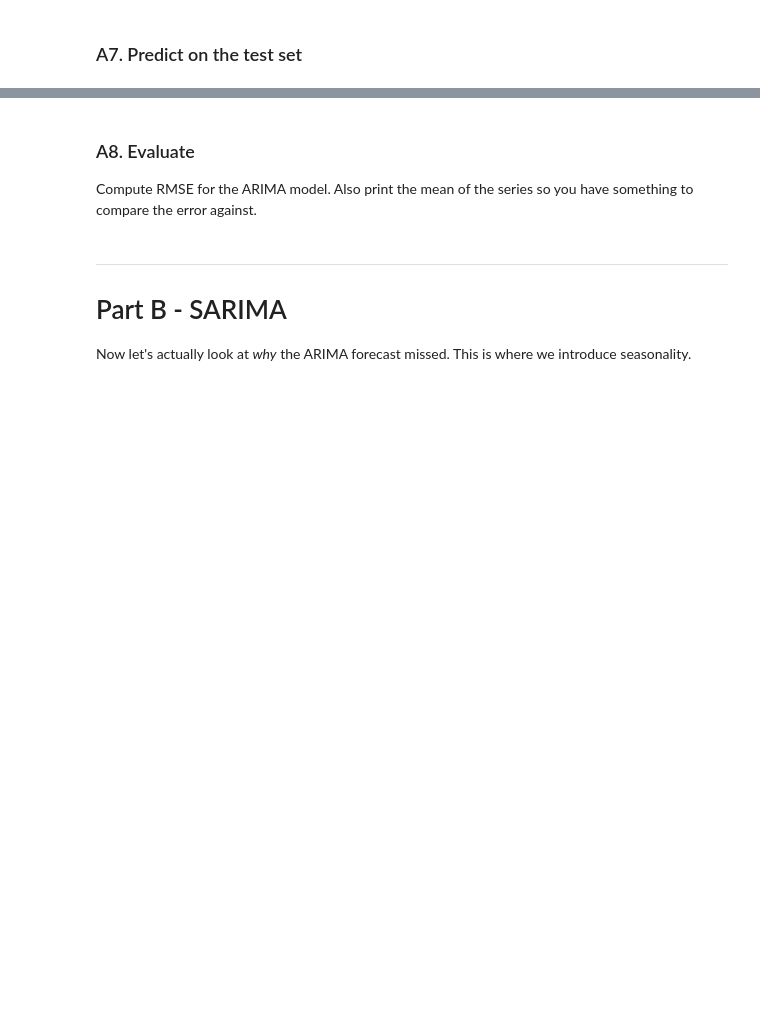
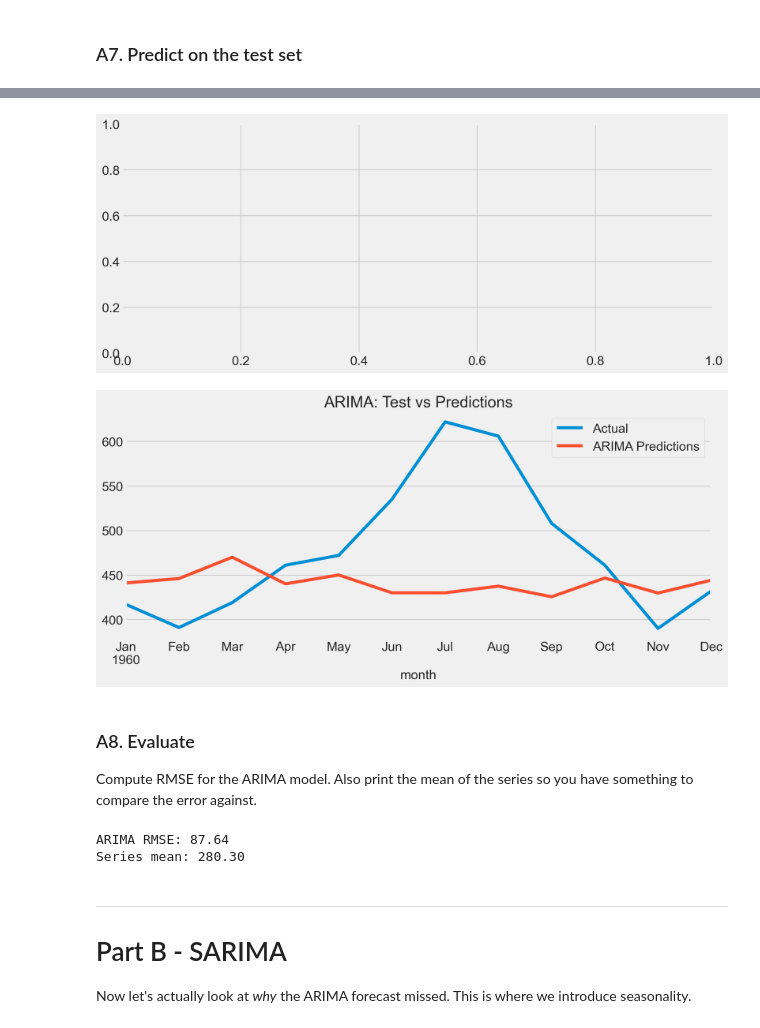
Before and after one commit to Malak-dsb/labs, a Jupyter notebook: Exercise-8.3/ARIMA_SARIMAX_Lab.ipynb, the cells around one changed output, grey strips where cells are left out. Cells and saved outputs as stored; diff of their text form; code cells hidden in the pictures; blank space fills up the shorter version.

```diff
--- a/Exercise-8.3/ARIMA_SARIMAX_Lab.ipynb
+++ b/Exercise-8.3/ARIMA_SARIMAX_Lab.ipynb
@@ -129,3 +192,5 @@ Use `autocorr_plots()` on your *stationary* (differenced) series.
 Now check your manual guess against `auto_arima`. Keep `seasonal=False` as we are not modeling seasonality in Part A.
 # %%
 # Run auto_arima with seasonal=False and print the summary
+stepwise_fit = auto_arima(df['thousands_of_passengers'], seasonal=False, trace=True, suppress_warnings=True)
+print(stepwise_fit.summary())
@@ -135,3 +218,7 @@ Now check your manual guess against `auto_arima`. Keep `seasonal=False` as we ar
 Hold out the last 12 months as your test set.
 # %%
 # Split into df_train (all but last 12 rows) and df_test (last 12 rows)
+df_train = df.iloc[:-12]
+df_test = df.iloc[-12:]
+print(f"Train: {len(df_train)} rows ({df_train.index.min().date()} to {df_train.index.max().date()})")
+print(f"Test:  {len(df_test)} rows ({df_test.index.min().date()} to {df_test.index.max().date()})")
@@ -141,3 +231,7 @@ Hold out the last 12 months as your test set.
 Use the (p,d,q) order from A4.
 # %%
 # Fit ARIMA(p,d,q) on the training set
+order = stepwise_fit.order
+model_arima = ARIMA(df_train['thousands_of_passengers'], order=order)
+arima_fit = model_arima.fit()
+print(arima_fit.summary())
@@ -145,3 +257,9 @@ Use the (p,d,q) order from A4.
 ### A7. Predict on the test set
 # %%
 # Predict over the test period
+start = len(df_train)
+end = len(df_train) + len(df_test) - 1
+arima_pred = arima_fit.predict(start=start, end=end)
+arima_pred.index = df_test.index
+arima_pred.name = 'ARIMA Predictions'
+arima_pred
@@ -148,11 +281,25 @@ Use the (p,d,q) order from A4.
 # %%
 # Plot the test data vs predictions
+fig, ax = plt.subplots(figsize=(12, 5))
+df_test['thousands_of_passengers'].plot(ax=ax, legend=True, label='Actual')
+arima_pred.plot(ax=ax, legend=True, label='ARIMA Predictions')
+ax.set_title('ARIMA: Test vs Predictions')
+plt.show()
+# %% [output]
+[figure, added]
+[figure, added]
 # %% [markdown]
 ### A8. Evaluate
 
 Compute RMSE for the ARIMA model. Also print the mean of the series so you have something to compare the error against.
 # %%
 # Compute RMSE
+arima_rmse = rmse(df_test['thousands_of_passengers'], arima_pred)
+print(f"ARIMA RMSE: {arima_rmse:.2f}")
+print(f"Series mean: {df['thousands_of_passengers'].mean():.2f}")
+# %% [output]
+ARIMA RMSE: 87.64
+Series mean: 280.30
 # %% [markdown]
 ---
 # Part B - SARIMA
```
Also changed, not shown: parts of 21 cells of this notebook.
